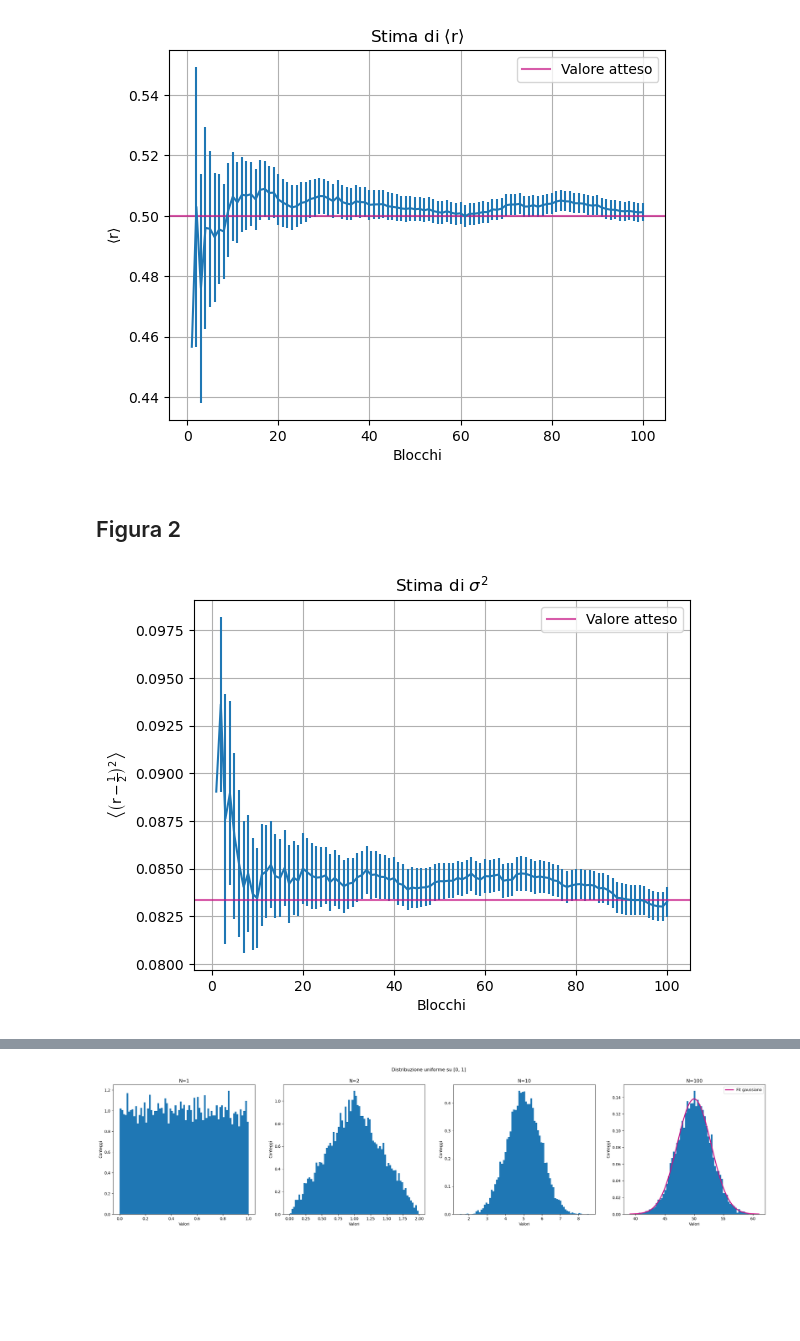
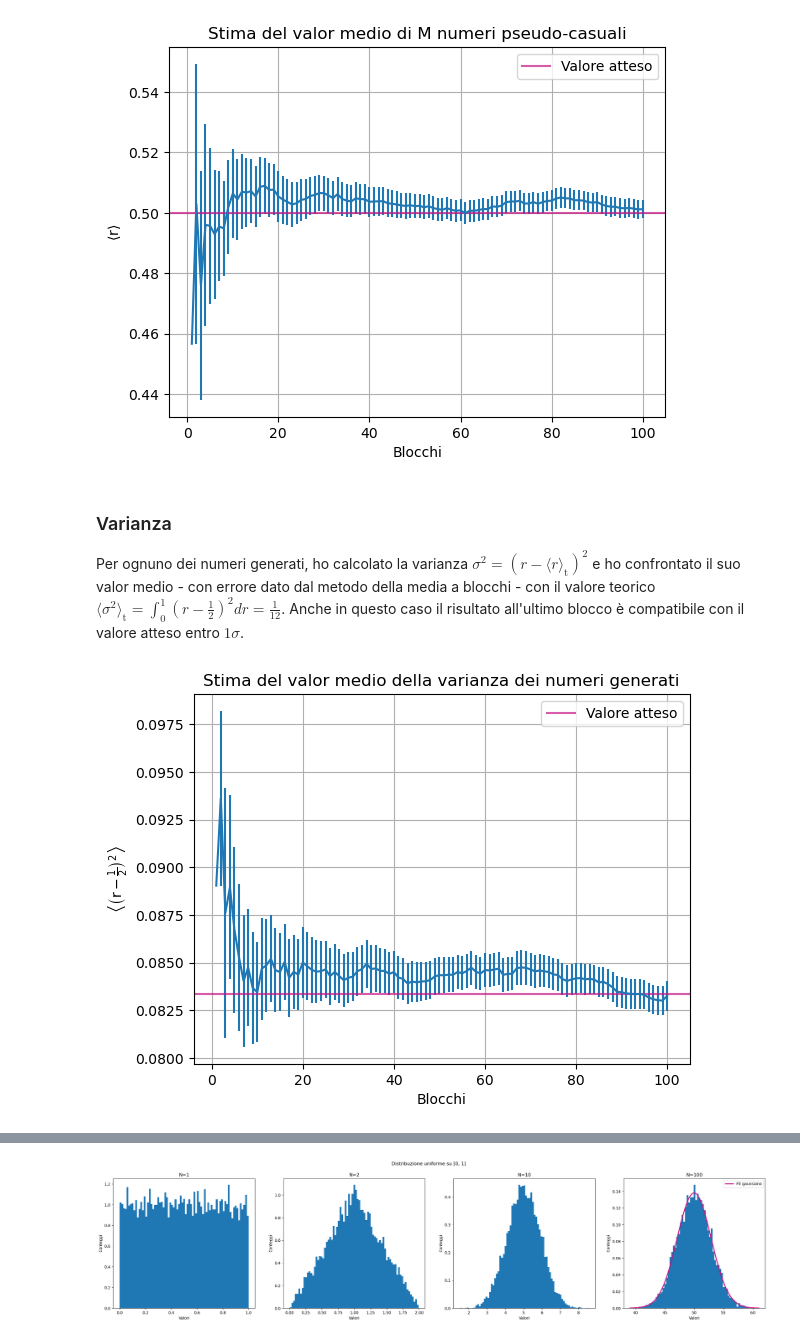
Before and after one commit to angela-bonato/LaboratorioSimulazioneNumerica, a Jupyter notebook: Es01/Esercitazione1.ipynb, the cells around one changed output, grey strips where cells are left out. Saved outputs shown, nothing was run; the diff lists cells and outputs as text; code cells hidden in the pictures; blank space fills up the shorter version.

```diff
--- a/Es01/Esercitazione1.ipynb
+++ b/Es01/Esercitazione1.ipynb
@@ -17,32 +25,35 @@ Nav=100  #numero di blocchi
 Lav=int(Mav/Nav)  #numero di estrazioni per blocco
 avx=np.arange(Nav)+1  #vettore delle ascisse dei punti plottati
 
-ay, aerrorbars=np.loadtxt("average.dat", delimiter=" ", usecols=(0, 1),  unpack="true")  #vettori delle ordinate dei punti plottati e delle barre d'errore
+#vettori delle ordinate dei punti plottati e delle barre d'errore
+ay, aerrorbars=np.loadtxt("average.dat", delimiter=" ", usecols=(0, 1),  unpack="true")
 
 plt.errorbar(avx, ay, yerr=aerrorbars)
 plt.axhline(y=0.5, color="mediumvioletred", label="Valore atteso", alpha=0.7)
 plt.xlabel("Blocchi")
 plt.ylabel(r"$\left<\mathrm{r}\right>$")
-plt.title(r"Stima di $\left<\mathrm{r}\right>$")
+plt.title(r"Stima del valor medio di M numeri pseudo-casuali")
 plt.grid(True)
 plt.legend()
 plt.show()
 # %% [output]
-[figure, old version]
+[figure, new version]
 # %% [markdown]
-## Figura 2
+### Varianza
+
+Per ognuno dei numeri generati, ho calcolato la varianza $\sigma^2= \left( r- \langle r \rangle_\mathrm{t} \right) ^2$ e ho confrontato il suo valor medio - con errore dato dal metodo della media a blocchi - con il valore teorico $\langle \sigma^2 \rangle_\mathrm{t}= \int_0^1 (r-\frac{1}{2})^2 dr = \frac{1}{12}$. Anche in questo caso il risultato all'ultimo blocco è compatibile con il valore atteso entro $1 \sigma$.
 # %%
-vy=np.loadtxt("variance.dat", delimiter=" ", usecols=0,  unpack="true")  #vettore delle ordinate dei punti plottati
-verrorbars=np.loadtxt("variance.dat", delimiter=" ", usecols=1, unpack="true")  #vettore delle barre d'errore dei punti plottati
+#vettore delle ordinate dei punti plottati e relativi errori
+vy, verrorbars=np.loadtxt("variance.dat", delimiter=" ", usecols=(0,1),  unpack="true")
 
 plt.errorbar(avx, vy, yerr=verrorbars)
 plt.axhline(y=1/12, color="mediumvioletred", label="Valore atteso", alpha=0.7)
 plt.xlabel("Blocchi")
 plt.ylabel(r"$\left< \left( \mathrm{r}-\frac{1}{2} \right) ^2 \right> $")
-plt.title(r"Stima di $\sigma^2$")
+plt.title(r"Stima del valor medio della varianza dei numeri generati")
 plt.grid(True)
 plt.legend()
 plt.show()
 # %% [output]
-[figure, old version]
+[figure, new version]
 # %% [markdown]
```
Also changed, not shown: parts of 12 cells of this notebook.
